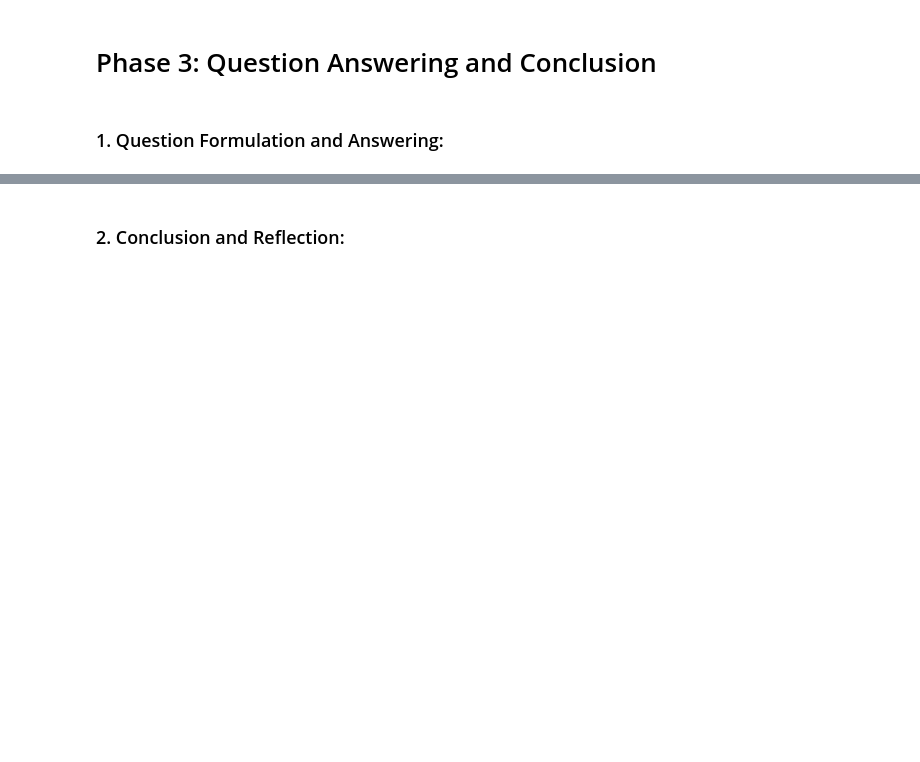
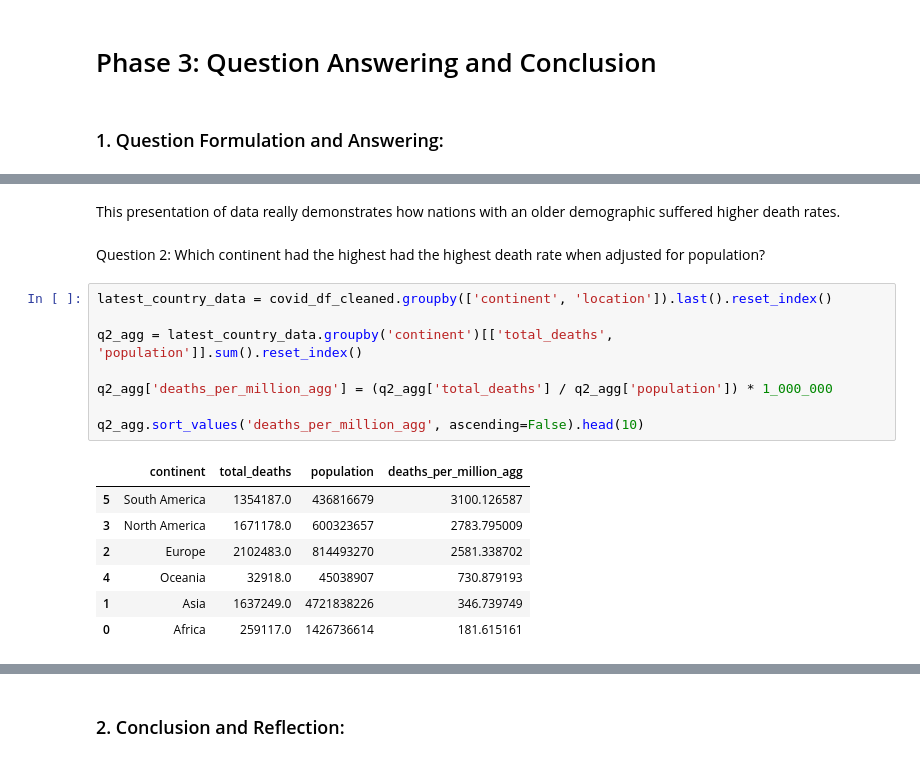
Before and after one commit to lkhellah/DataWithPython, a Jupyter notebook: data-cleaning.ipynb, the cells around one changed output, grey strips where cells are left out. Saved outputs shown, nothing was run; the diff lists cells and outputs as text; blank space fills up the shorter version.

```diff
--- a/data-cleaning.ipynb
+++ b/data-cleaning.ipynb
@@ -554,0 +578,20 @@ To sum up our observations, here are some patterns, relationships, and distribut
+# %% [markdown]
+This presentation of data really demonstrates how nations with an older demographic suffered higher death rates.
+# %% [markdown]
+Question 2: Which continent had the highest had the highest death rate when adjusted for population?
+# %%
+latest_country_data = covid_df_cleaned.groupby(['continent', 'location']).last().reset_index()
+
+q2_agg = latest_country_data.groupby('continent')[['total_deaths', 'population']].sum().reset_index()
+
+q2_agg['deaths_per_million_agg'] = (q2_agg['total_deaths'] / q2_agg['population']) * 1_000_000
+
+q2_agg.sort_values('deaths_per_million_agg', ascending=False).head(10)
+# %% [output]
+|  | continent | total_deaths | population | deaths_per_million_agg |
+| 5 | South America | 1354187.0 | 436816679 | 3100.126587 |
+| 3 | North America | 1671178.0 | 600323657 | 2783.795009 |
+| 2 | Europe | 2102483.0 | 814493270 | 2581.338702 |
+| 4 | Oceania | 32918.0 | 45038907 | 730.879193 |
+| 1 | Asia | 1637249.0 | 4721838226 | 346.739749 |
+| 0 | Africa | 259117.0 | 1426736614 | 181.615161 |
```
Also changed, not shown: parts of 14 cells of this notebook.
